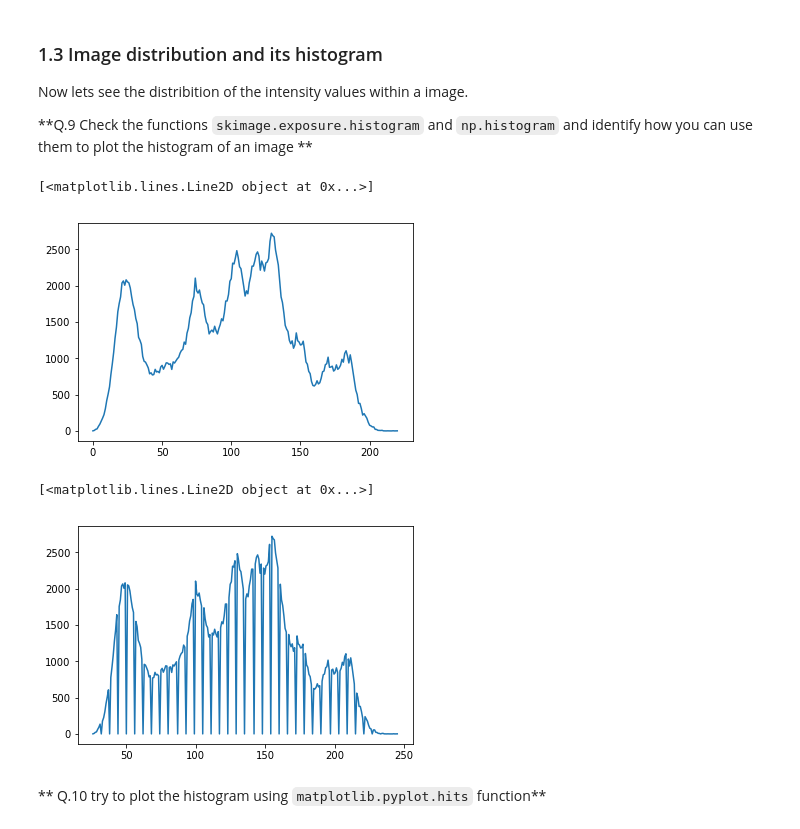
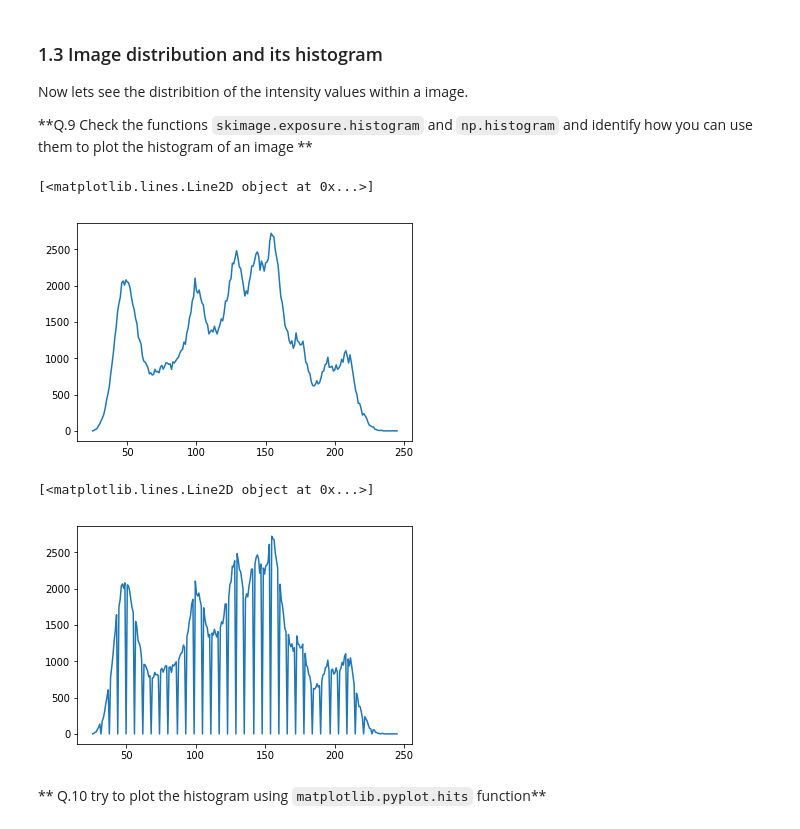
Before and after one commit to ali-yar/B31XB-IIP-TP-1718, a Jupyter notebook: 1-introducion/1-introduction-skimage.ipynb, the cells around one changed output. Drawn from its saved outputs; the diff is of its cells as text; code cells hidden in the pictures.

```diff
--- a/1-introducion/1-introduction-skimage.ipynb
+++ b/1-introducion/1-introduction-skimage.ipynb
@@ -42,11 +42,8 @@ We will first play with the functions `io.imread()` and `io.imshow()` in order t
 ** Q.2 Display the shape and data type of the image **
 Refer to function [`shape()`](http://docs.scipy.org/doc/numpy/reference/generated/numpy.ndarray.shape.html) and [`dtype()`](http://docs.scipy.org/doc/numpy/reference/generated/numpy.dtype.html) from the `numpy` library.
 # %%
-img_path = './images/'
-img_name = 'lena-grey.bmp'
-lena_grey_path = img_path.__add__(img_name)
-lena_grey = io.imread(lena_grey_path)
-
+lena_grey_filename = './images/lena-grey.bmp'
+lena_grey = io.imread(lena_grey_filename)
 io.imshow(lena_grey)
 # %% [output]
 <matplotlib.image.AxesImage object at 0x...>
@@ -197,17 +171,18 @@ Now lets see the distribition of the intensity values within a image.
 **Q.9 Check the functions `skimage.exposure.histogram` and `np.histogram` and identify how you can use them to plot the histogram of an image **
 # %%
 from skimage import exposure
-bins, bincenter = exposure.histogram(lena_grey)
-plt.plot(bins)
+
+n, binscenter = exposure.histogram(lena_grey)
+plt.plot(binscenter, n)
 # %% [output]
 [<matplotlib.lines.Line2D object at 0x...>]
-[figure, old version]
+[figure, new version]
 # %%
-npbins, npbinse= np.histogram(lena_grey, 256)
-plt.plot(npbinse[1:], npbins)
+n, binsedges = np.histogram(lena_grey,256)
+plt.plot(binsedges[1:], n)
 # %% [output]
 [<matplotlib.lines.Line2D object at 0x...>]
-[figure, old version]
+[figure, new version]
 # %% [markdown]
 ** Q.10 try to plot the histogram using `matplotlib.pyplot.hits` function**
 # %%
```
Also changed, not shown: parts of 11 cells of this notebook, 1 other file.
